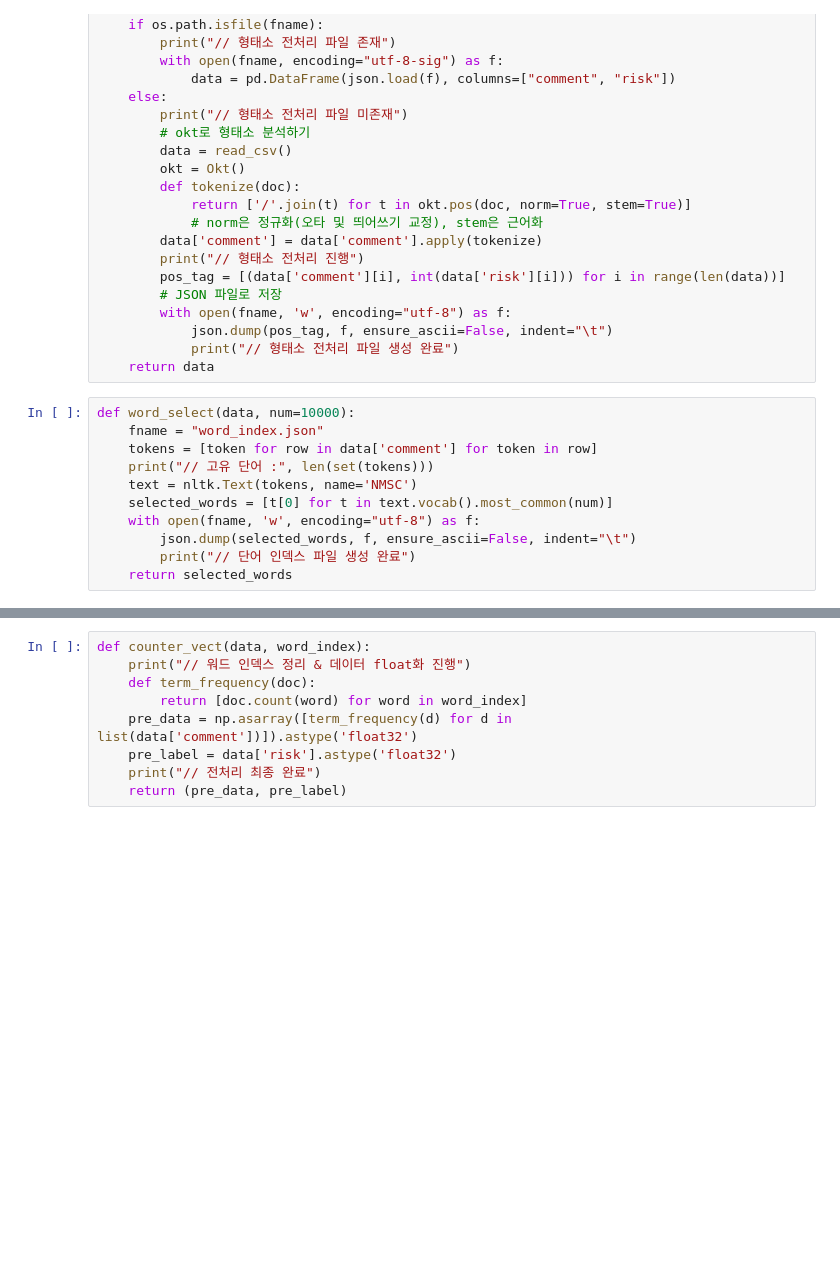
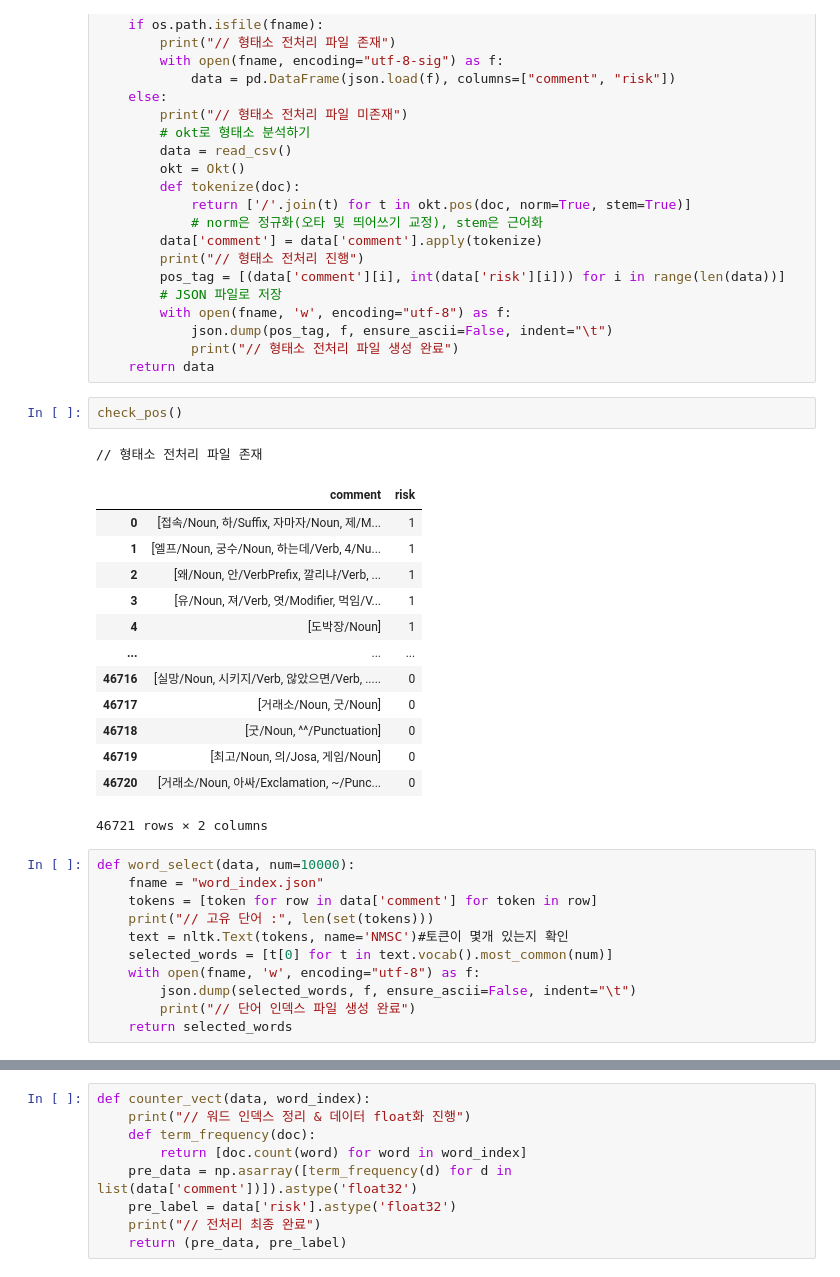
Before and after one commit to roottor38/feedback, a Jupyter notebook: feedback/py/dl_model.ipynb, the cells around one changed output, grey strips where cells are left out. Saved outputs shown, nothing was run; the diff lists cells and outputs as text; blank space fills up the shorter version.

```diff
--- a/feedback/py/dl_model.ipynb
+++ b/feedback/py/dl_model.ipynb
@@ -42,12 +42,29 @@ def check_pos():
             json.dump(pos_tag, f, ensure_ascii=False, indent="\t")
             print("// 형태소 전처리 파일 생성 완료")
     return data
+# %%
+check_pos()
+# %% [output]
+// 형태소 전처리 파일 존재
+|  | comment | risk |
+| 0 | [접속/Noun, 하/Suffix, 자마자/Noun, 제/M... | 1 |
+| 1 | [엘프/Noun, 궁수/Noun, 하는데/Verb, 4/Nu... | 1 |
+| 2 | [왜/Noun, 안/VerbPrefix, 깔리냐/Verb, ... | 1 |
+| 3 | [유/Noun, 져/Verb, 엿/Modifier, 먹임/V... | 1 |
+| 4 | [도박장/Noun] | 1 |
+| ... | ... | ... |
+| 46716 | [실망/Noun, 시키지/Verb, 않았으면/Verb, ..... | 0 |
+| 46717 | [거래소/Noun, 굿/Noun] | 0 |
+| 46718 | [굿/Noun, ^^/Punctuation] | 0 |
+| 46719 | [최고/Noun, 의/Josa, 게임/Noun] | 0 |
+| 46720 | [거래소/Noun, 아싸/Exclamation, ~/Punc... | 0 |
+46721 rows × 2 columns
 # %%
 def word_select(data, num=10000):
     fname = "word_index.json"
     tokens = [token for row in data['comment'] for token in row]
     print("// 고유 단어 :", len(set(tokens)))
-    text = nltk.Text(tokens, name='NMSC')
+    text = nltk.Text(tokens, name='NMSC')#토큰이 몇개 있는지 확인
     selected_words = [t[0] for t in text.vocab().most_common(num)]
     with open(fname, 'w', encoding="utf-8") as f:
         json.dump(selected_words, f, ensure_ascii=False, indent="\t")
```
Also changed, not shown: parts of 24 cells of this notebook, 5 other files.
